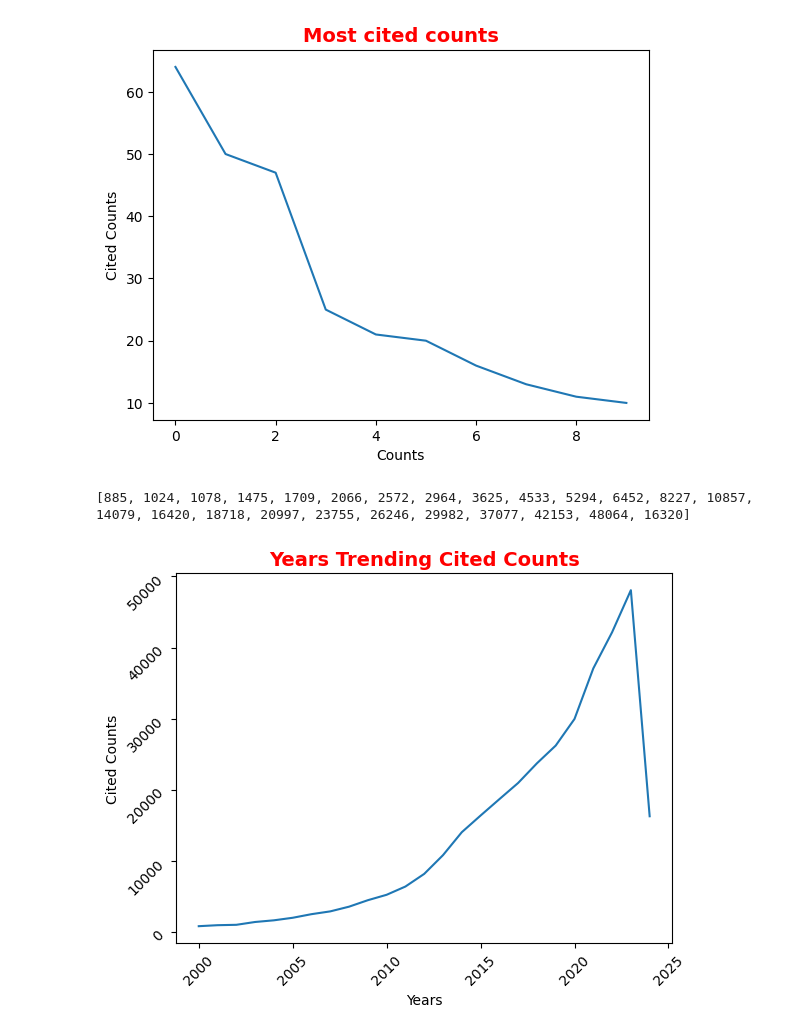
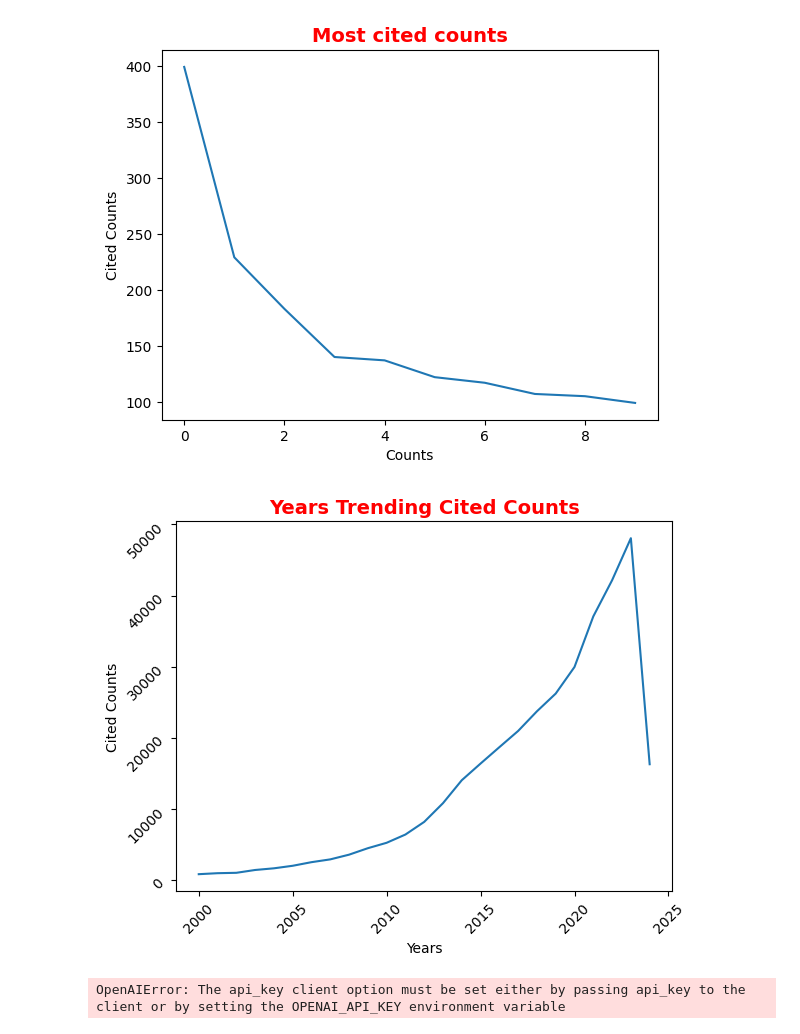
Before and after one commit to GDDGCZ518/recommend_chatbot, a Jupyter notebook: filter_figure.ipynb, the cells around one changed output. Saved outputs shown, nothing was run; the diff lists cells and outputs as text; code cells hidden in the pictures.

```diff
--- a/filter_figure.ipynb
+++ b/filter_figure.ipynb
@@ -57,7 +38,7 @@ for year in range(2000, 2025):
 # 对json文件进行处理（筛选和过滤）,并根据引用量进行排序
 # 文章的主要meta信息，保留作者信息，机构信息
 import matplotlib.pyplot as plt
-unprocessed_json_file_path = 'lemon battery2023.json'
+unprocessed_json_file_path = './tmp/' + search_name + '/' + 'meta analysis2023.json'
 def process_origin_json_file(json_file_path):
 
     with open(json_file_path, 'r', encoding='utf-8') as file:
@@ -104,33 +85,89 @@ def draw_years_trending(directory):
                 # 对JSON文件进行操作
                 with open(file_path, 'r', encoding='utf-8') as f:
                     data = json.load(f)
                     # print(file[-9:-5])
                     year = int(file[-9:-5])
                     # count_list.append(data[0]['meta']['count'])
                     # year_list.append(year)
                     count_list.append([data[0]['meta']['count'], year])
 
 
     count_list.sort(key=lambda x:x[1])
     x_array = []
     y_array = []
     for i in range(len(count_list)):
 
         y_array.append(count_list[i][0])
         x_array.append(count_list[i][1])
 
     plt.plot(x_array, y_array)
     plt.title('Years Trending Cited Counts', fontsize=14, fontweight='bold', color='red')
     plt.xlabel('Years')
     plt.ylabel('Cited Counts')
     plt.xticks(rotation=45)  # 旋转x轴标签45度
     plt.yticks(rotation=45)  # 旋转y轴标签45度
     # plt.tight_layout()
     plt.show()
 
 process_origin_json_file(unprocessed_json_file_path)
 draw_years_trending(directory)
 # %% [output]
-[figure, old version]
+[figure, new version]
-[885, 1024, 1078, 1475, 1709, 2066, 2572, 2964, 3625, 4533, 5294, 6452, 8227, 10857, 14079, 16420, 18718, 20997, 23755, 26246, 29982, 37077, 42153, 48064, 16320]
 [figure]
+# %%
+from openai import OpenAI
+client = OpenAI()
+
+assistant = client.beta.assistants.create(
+  instructions="You are a weather bot. Use the provided functions to answer questions.",
+  model="gpt-4o",
+  tools=[
+    {
+      "type": "function",
+      "function": {
+        "name": "get_current_temperature",
+        "description": "Get the current temperature for a specific location",
+        "parameters": {
+          "type": "object",
+          "properties": {
+            "location": {
+              "type": "string",
+              "description": "The city and state, e.g., San Francisco, CA"
+            },
+            "unit": {
+              "type": "string",
+              "enum": ["Celsius", "Fahrenheit"],
+              "description": "The temperature unit to use. Infer this from the user's location."
+            }
+          },
+          "required": ["location", "unit"]
+        }
+      }
+    },
+    {
+      "type": "function",
+      "function": {
+        "name": "get_rain_probability",
+        "description": "Get the probability of rain for a specific location",
+        "parameters": {
+          "type": "object",
+          "properties": {
+            "location": {
+              "type": "string",
+              "description": "The city and state, e.g., San Francisco, CA"
+            }
+          },
+          "required": ["location"]
+        }
+      }
+    }
+  ]
+)
+thread = client.beta.threads.create()
+message = client.beta.threads.messages.create(
+  thread_id=thread.id,
+  role="user",
+  content="What's the weather in San Francisco today and the likelihood it'll rain?",
+)
+# %% [output]
+OpenAIError: The api_key client option must be set either by passing api_key to the client or by setting the OPENAI_API_KEY environment variable
```
Also changed, not shown: parts of 1 cell of this notebook, 1 other file.
